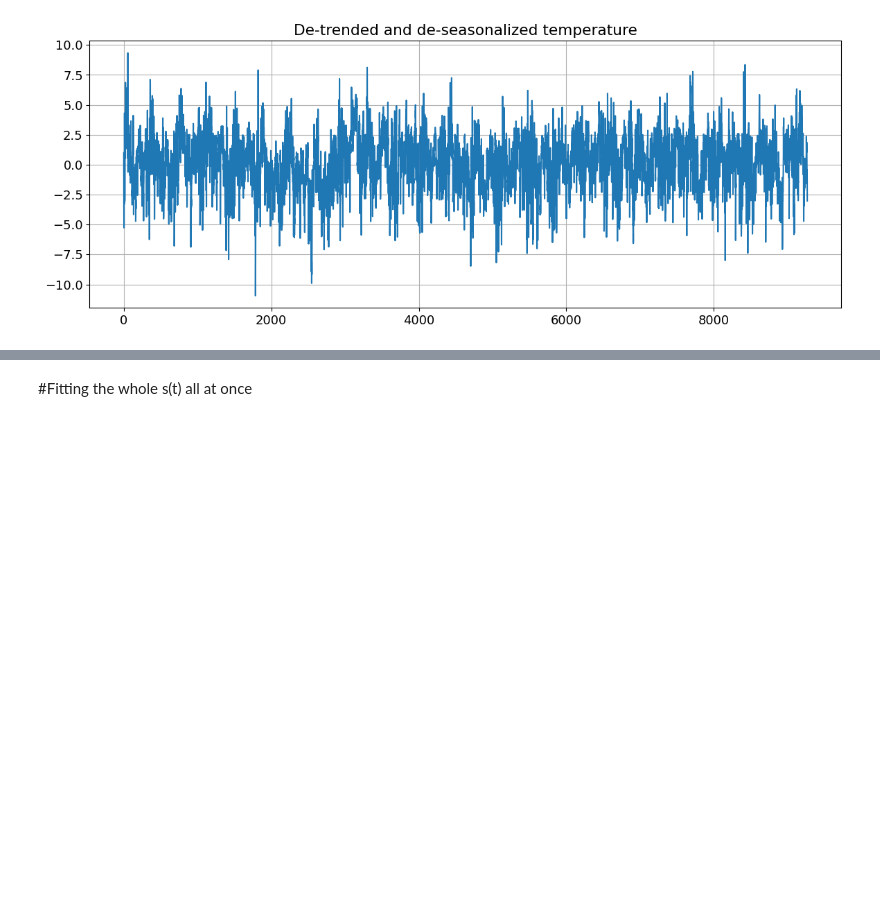
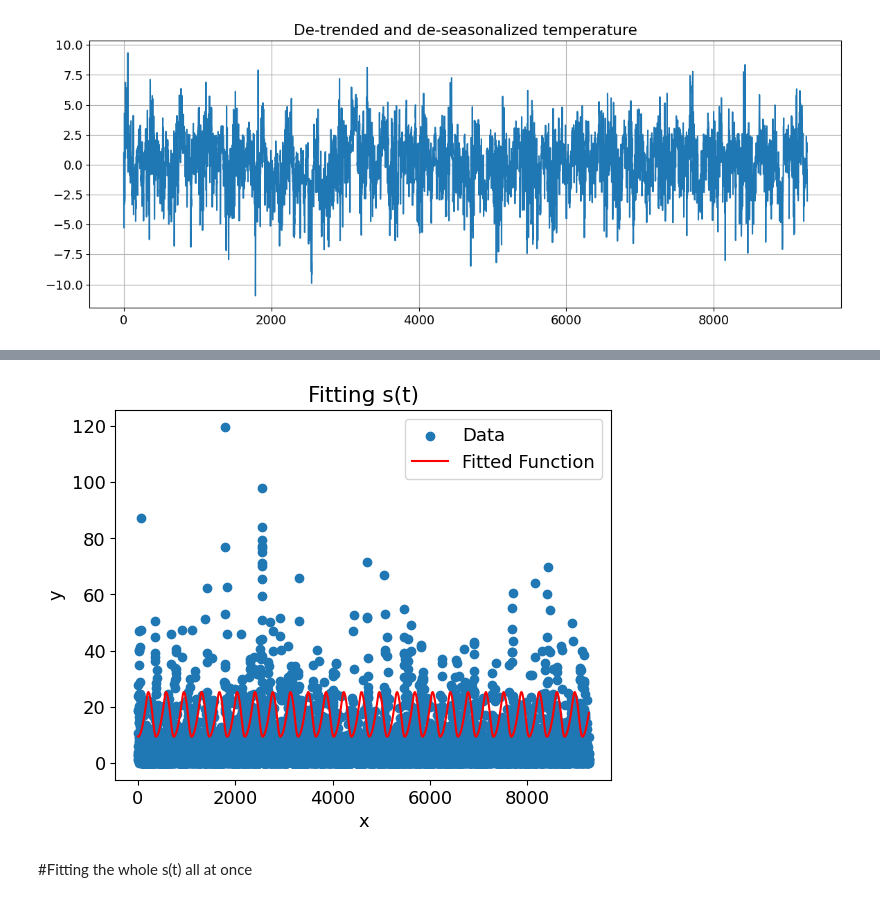
Before and after one commit to FrancescoZanni/Temperature, a Jupyter notebook: Temperature.ipynb, the cells around one changed output, grey strips where cells are left out. Cells and saved outputs as stored; diff of their text form; code cells hidden in the pictures; blank space fills up the shorter version.

```diff
--- a/Temperature.ipynb
+++ b/Temperature.ipynb
@@ -315,3 +332,20 @@ Text(0.5, 1.0, 'De-trended and de-seasonalized temperature')
+# %%
+vol = y_deseason**2
+params, covariance = curve_fit(sigma2, x, y)
+
+
+var_fitted = sigma2(x, *params)
+
+# Plot the original data and the fitted function
+pl.scatter(x, y_deseason**2, label='Data')
+pl.plot(x, var_fitted, 'r-', label='Fitted Function')
+pl.legend()
+pl.xlabel('x')
+pl.ylabel('y')
+pl.title('Fitting s(t)')
+pl.show()
+# %% [output]
+[figure, added]
 # %% [markdown]
 #Fitting the whole s(t) all at once
 # %%
```
Also changed, not shown: parts of 13 cells of this notebook.
